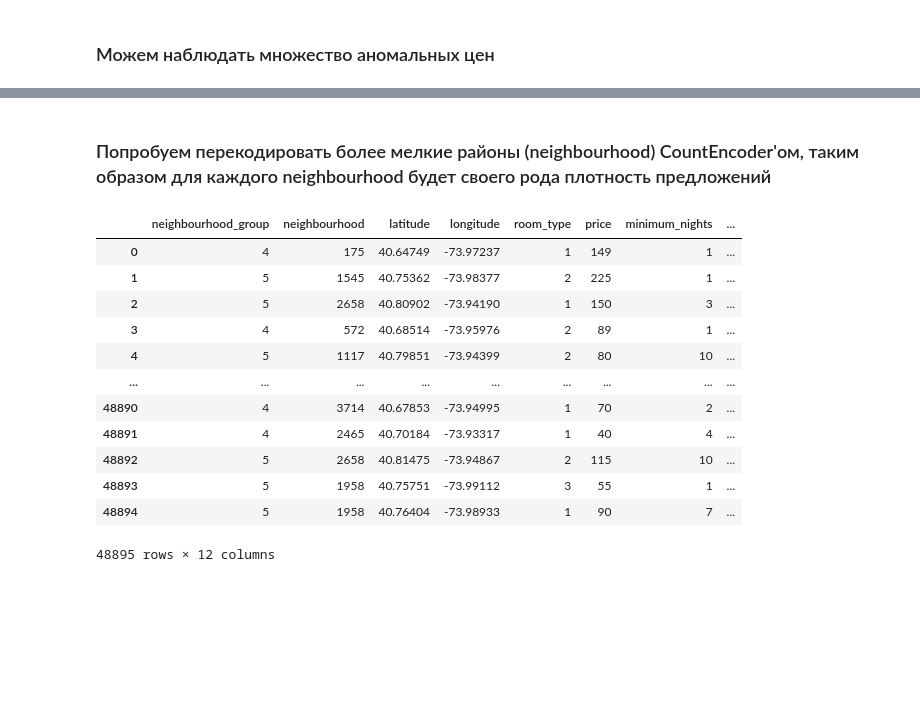
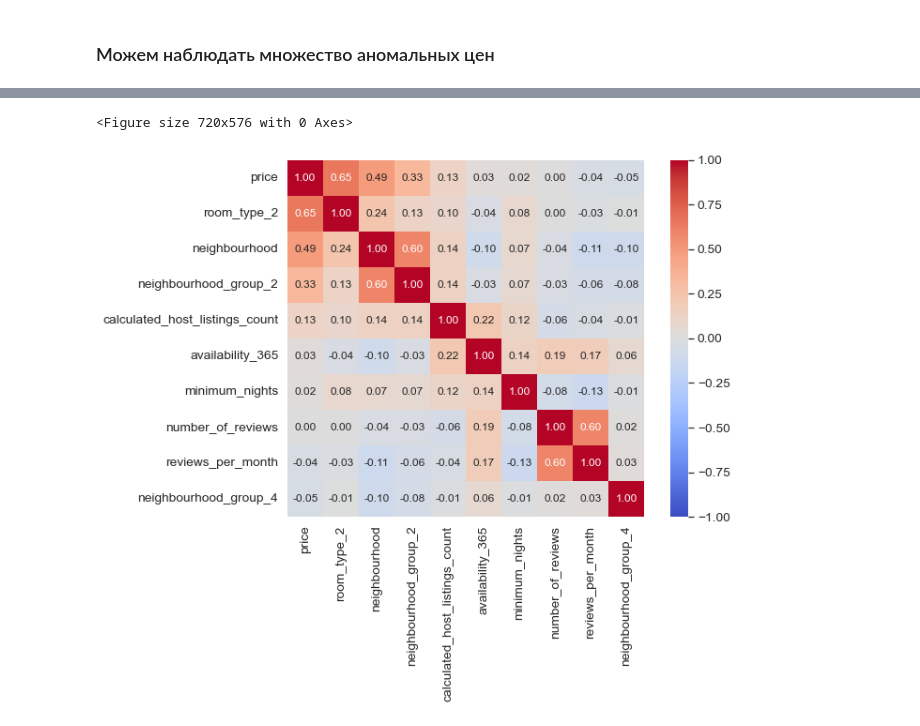
Before and after one commit to grannycola/my_projects, a Jupyter notebook: hw-5/model.ipynb, the cells around one changed output, grey strips where cells are left out. Drawn from its saved outputs; the diff is of its cells as text; code cells hidden in the pictures; blank space fills up the shorter version.

```diff
--- a/hw-5/model.ipynb
+++ b/hw-5/model.ipynb
@@ -123,2 +113,0 @@ room_types = data['room_type'].unique()
-# %%
-data.reviews_per_month = data.groupby(['PriceGroups']).reviews_per_month.transform(lambda x: x.fillna(x.mean())).round(0)
@@ -127,33 +130,27 @@ data.reviews_per_month = data.groupby(['PriceGroups']).reviews_per_month.transfo
+# %%
+from category_encoders import OrdinalEncoder, OneHotEncoder
+enc = OneHotEncoder()
+
+#neighbourhood_groups = data.groupby('neighbourhood_group').mean()['price'].sort_values().index.to_list()
+neighbourhoods = data.groupby('neighbourhood').mean()['price'].sort_values().index.to_list()
+
+data = data.drop(['neighbourhood_group', 'room_type'], axis = 1).join(enc.fit_transform(data[['neighbourhood_group', 'room_type']], axis = 0))
 # %%
-encoded_regions = {val:i+1 for i, val in enumerate(regions)}
-encoded_room_t =  {val:i+1 for i, val in enumerate(room_types)}
+encoded_neighbourhoods = {val:i+1 for i, val in enumerate(neighbourhoods)}
 
-data = data.replace({'neighbourhood_group':encoded_regions})
-data = data.replace({'room_type':encoded_room_t})
+data = data.replace({'neighbourhood':encoded_neighbourhoods})
-# %% [markdown]
-### Попробуем перекодировать более мелкие районы (neighbourhood) CountEncoder'ом, таким образом для каждого neighbourhood будет своего рода плотность предложений
-# %%
-from category_encoders import CountEncoder
-
-def encode_func(data, enc, cols):
-    data_enc = data.copy()
-    data_enc[cols]= enc.fit_transform(data_enc[cols])
-    return data_enc
-
-enc = CountEncoder()
-data = encode_func(data, enc, cols = ['neighbourhood'])
-data
-# %% [output]
-|  | neighbourhood_group | neighbourhood | latitude | longitude | room_type | price | minimum_nights | ... |
-| 0 | 4 | 175 | 40.64749 | -73.97237 | 1 | 149 | 1 | ... |
-| 1 | 5 | 1545 | 40.75362 | -73.98377 | 2 | 225 | 1 | ... |
-| 2 | 5 | 2658 | 40.80902 | -73.94190 | 1 | 150 | 3 | ... |
-| 3 | 4 | 572 | 40.68514 | -73.95976 | 2 | 89 | 1 | ... |
-| 4 | 5 | 1117 | 40.79851 | -73.94399 | 2 | 80 | 10 | ... |
-| ... | ... | ... | ... | ... | ... | ... | ... | ... |
-| 48890 | 4 | 3714 | 40.67853 | -73.94995 | 1 | 70 | 2 | ... |
-| 48891 | 4 | 2465 | 40.70184 | -73.93317 | 1 | 40 | 4 | ... |
-| 48892 | 5 | 2658 | 40.81475 | -73.94867 | 2 | 115 | 10 | ... |
-| 48893 | 5 | 1958 | 40.75751 | -73.99112 | 3 | 55 | 1 | ... |
-| 48894 | 5 | 1958 | 40.76404 | -73.98933 | 1 | 90 | 7 | ... |
-48895 rows × 12 columns
+# %%
+plt.figure(figsize=(10,8))
+k = 10
+corrmat = data.corr()
+cols = corrmat.nlargest(k, 'price')['price'].index.tolist()
+cm = np.corrcoef(data[cols].values.T)
+plt.figure(figsize=(10,7))
+sns.set(font_scale=1.25)
+sns.heatmap(cm, cbar=True, annot=True, square=True, fmt='.2f', annot_kws={'size': 12},\
+                yticklabels=cols, xticklabels=cols, vmin=-1, center=0,\
+                    cmap=sns.color_palette('coolwarm',1000))
+plt.show()
+# %% [output]
+<Figure size 720x576 with 0 Axes>
+[figure, added]
```
Also changed, not shown: parts of 33 cells of this notebook, 7 other files.
